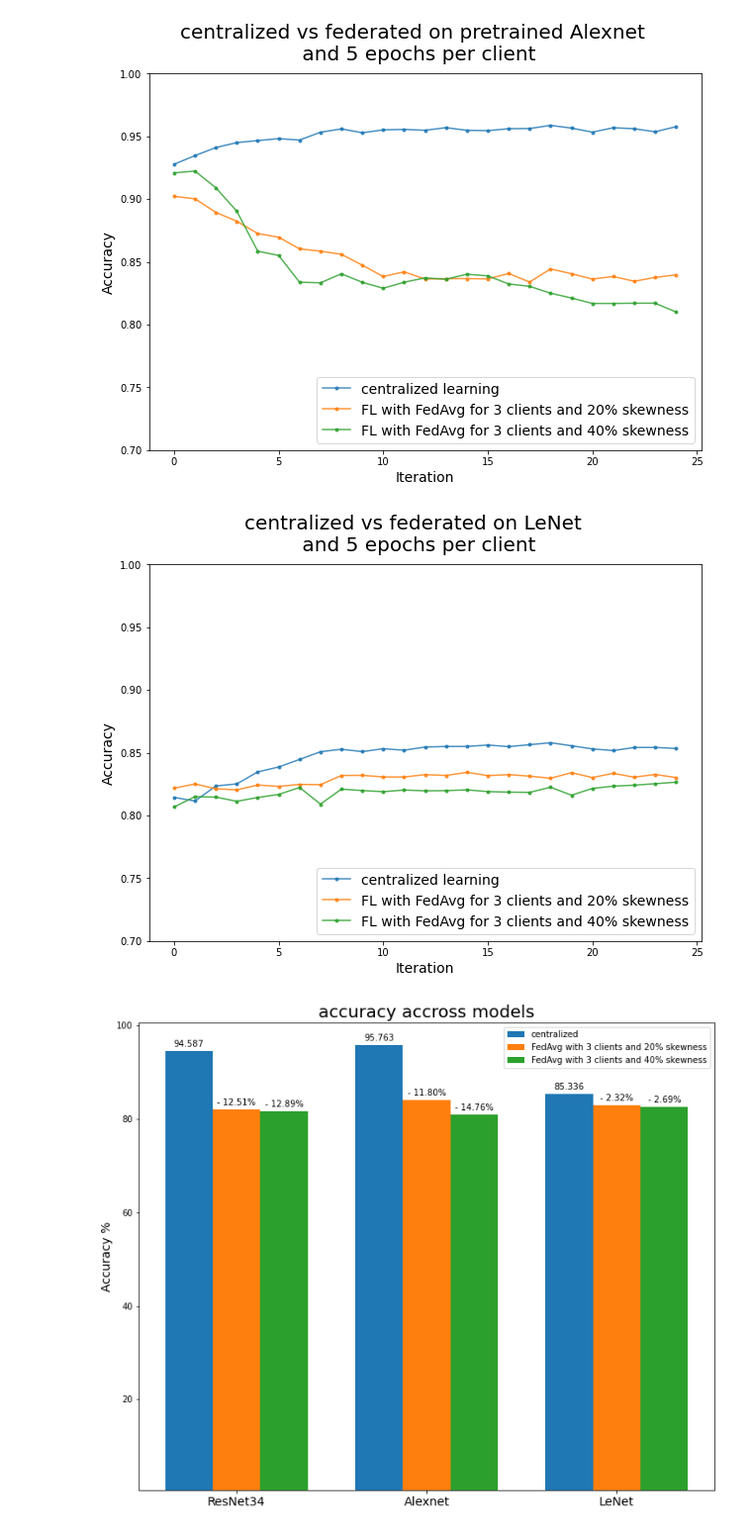
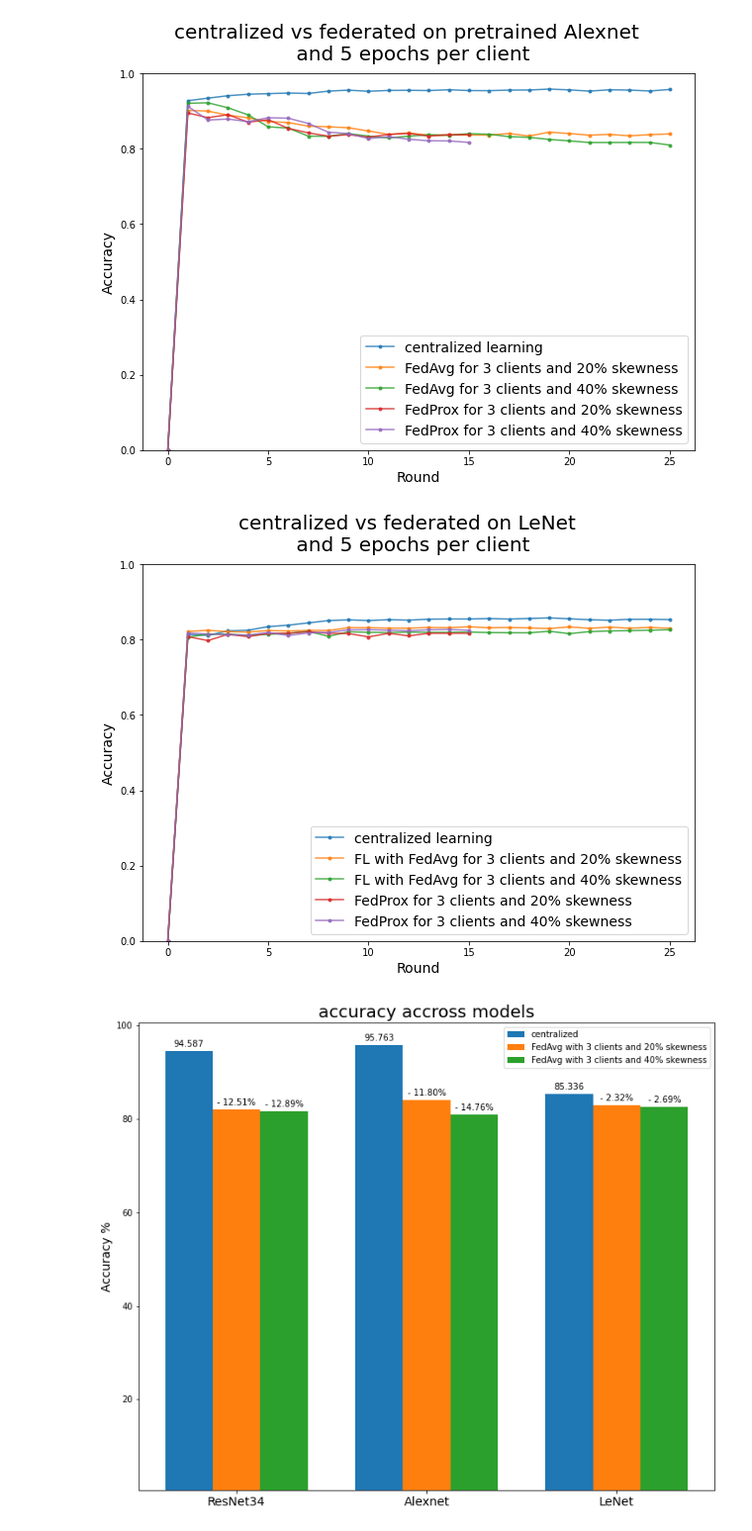
Before and after one commit to anandcu3/Federated-Learning-for-Remote-Sensing, a Jupyter notebook: some weird real plots notbook edition .ipynb, the cells around one changed output. Shown at 99% size. Saved outputs shown, nothing was run; the diff lists cells and outputs as text; code cells hidden in the pictures.

Commit message:
update the plots

```diff
--- a/some weird real plots notbook edition .ipynb
+++ b/some weird real plots notbook edition .ipynb
@@ -8,18 +8,19 @@ resdata1 = np.genfromtxt('centralised_acc&loss_for_resnet34_with_1_clients_202.c
 resdata2 = np.genfromtxt('fedavg_acc&loss_for_resnet34_with_3_clients_202.csv',delimiter=',')
 resdata3 = np.genfromtxt('fedavg_acc&loss_for_resnet34_with_3_clients_402.csv',delimiter=',')
 # %%
-def plot_acc_curves(acclist, title, botlim = .6, toplim = 1):
-    eporange = np.arange(len(list(acclist.values())[0]))
+def plot_acc_curves(acclist, title, botlim = 0, toplim = 1):
 
     plt.figure(figsize=(10, 7))
     plt.suptitle(title,fontsize=20)
     #plt.subplot(211)
-    plt.xlabel('Iteration',fontsize=14)
+    plt.xlabel('Round',fontsize=14)
 
     plt.ylabel('Accuracy',fontsize=14)
     plt.ylim(bottom=botlim,top= toplim)
     for al in acclist:
-        plt.plot(eporange, acclist[al], '.-', label=str(al), alpha=50)
+        eporange = np.arange(len(list(acclist[al]))+1)
+        thelist = np.insert(acclist[al],0,0)
+        plt.plot(eporange, thelist , '.-', label=str(al), alpha=50)
 
 
     plt.legend(loc='lower right',fontsize=14)
@@ -27,8 +28,10 @@ def plot_acc_curves(acclist, title, botlim = .6, toplim = 1):
 
 
 acc_dic ={"centralized learning" : resdata1[1,:],
-          "FL with FedAvg for 3 clients and 20% skewness": resdata2[1,:],
-          "FL with FedAvg for 3 clients and 40% skewness": resdata3[1,:]}
+          "FedAvg for 3 clients and 20% skewness": resdata2[1,:],
+          "FedAvg for 3 clients and 40% skewness": resdata3[1,:],
+         "FedProx for 3 clients and 20% skewness": np.genfromtxt('FedProx_acc&loss_for_resnet34_with_3_clients_20_clientsepox_5_vsplit_0.2_lr_0.001_ce_5.csv',delimiter=',')[1,:],
+          "FedProx for 3 clients and 40% skewness": np.genfromtxt('FedProx_acc&loss_for_resnet34_with_3_clients_40_clientsepox_5_vsplit_0.2_lr_0.001_ce_5.csv',delimiter=',')[1,:]}
 
 plot_acc_curves(acc_dic,'centralized vs federated on pretrained ResNet34 \n and 5 epochs per client')
 # %% [output]
@@ -36,19 +39,23 @@ plot_acc_curves(acc_dic,'centralized vs federated on pretrained ResNet34 \n and
 # %%
 acc_dic2 ={"centralized learning" : np.genfromtxt('centralised_acc&loss_for_alexnet_with_1_clients_202.csv',delimiter=',')[1,:],
-          "FL with FedAvg for 3 clients and 20% skewness": np.genfromtxt('fedavg_acc&loss_for_alexnet_with_3_clients_202.csv',delimiter=',')[1,:],
-          "FL with FedAvg for 3 clients and 40% skewness": np.genfromtxt('fedavg_acc&loss_for_alexnet_with_3_clients_402.csv',delimiter=',')[1,:]}
+          "FedAvg for 3 clients and 20% skewness": np.genfromtxt('fedavg_acc&loss_for_alexnet_with_3_clients_202.csv',delimiter=',')[1,:],
+          "FedAvg for 3 clients and 40% skewness": np.genfromtxt('fedavg_acc&loss_for_alexnet_with_3_clients_402.csv',delimiter=',')[1,:],
+         "FedProx for 3 clients and 20% skewness": np.genfromtxt('FedProx_acc&loss_for_alexnet_with_3_clients_20_clientsepox_5_vsplit_0.2_lr_0.001_ce_5.csv',delimiter=',')[1,:],
+          "FedProx for 3 clients and 40% skewness": np.genfromtxt('FedProx_acc&loss_for_alexnet_with_3_clients_40_clientsepox_5_vsplit_0.2_lr_0.001_ce_5.csv',delimiter=',')[1,:]}
 
-plot_acc_curves(acc_dic2,'centralized vs federated on pretrained Alexnet \n and 5 epochs per client',.7)
+plot_acc_curves(acc_dic2,'centralized vs federated on pretrained Alexnet \n and 5 epochs per client')
 # %% [output]
-[figure, old version]
+[figure, new version]
 # %%
 acc_dic3 ={"centralized learning" : np.genfromtxt('centralised_acc&loss_for_lenet_with_1_clients_202.csv',delimiter=',')[1,:],
           "FL with FedAvg for 3 clients and 20% skewness": np.genfromtxt('fedavg_acc&loss_for_lenet_with_3_clients_202.csv',delimiter=',')[1,:],
-          "FL with FedAvg for 3 clients and 40% skewness": np.genfromtxt('fedavg_acc&loss_for_lenet_with_3_clients_402.csv',delimiter=',')[1,:]}
+          "FL with FedAvg for 3 clients and 40% skewness": np.genfromtxt('fedavg_acc&loss_for_lenet_with_3_clients_402.csv',delimiter=',')[1,:],
+         "FedProx for 3 clients and 20% skewness": np.genfromtxt('FedProx_acc&loss_for_lenet_with_3_clients_20_clientsepox_5_vsplit_0.2_lr_0.001_ce_5.csv',delimiter=',')[1,:],
+          "FedProx for 3 clients and 40% skewness": np.genfromtxt('FedProx_acc&loss_for_lenet_with_3_clients_40_clientsepox_5_vsplit_0.2_lr_0.001_ce_5.csv',delimiter=',')[1,:]}
 
-plot_acc_curves(acc_dic3,'centralized vs federated on LeNet \n and 5 epochs per client',.7)
+plot_acc_curves(acc_dic3,'centralized vs federated on LeNet \n and 5 epochs per client')
 # %% [output]
-[figure, old version]
+[figure, new version]
 # %%
 def bar_plot_acc(labels, cen, fl1, fl2):
     x = np.arange(len(labels))  # the label locations
```
Also changed, not shown: parts of 12 cells of this notebook.
